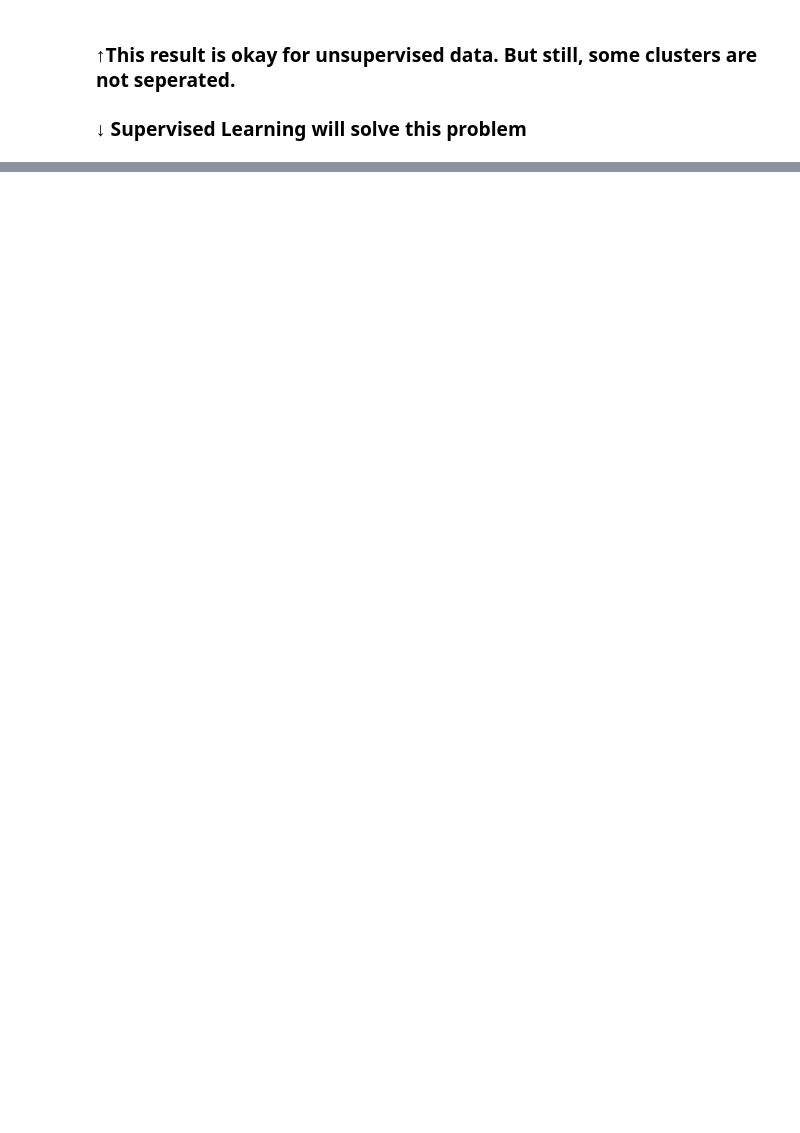
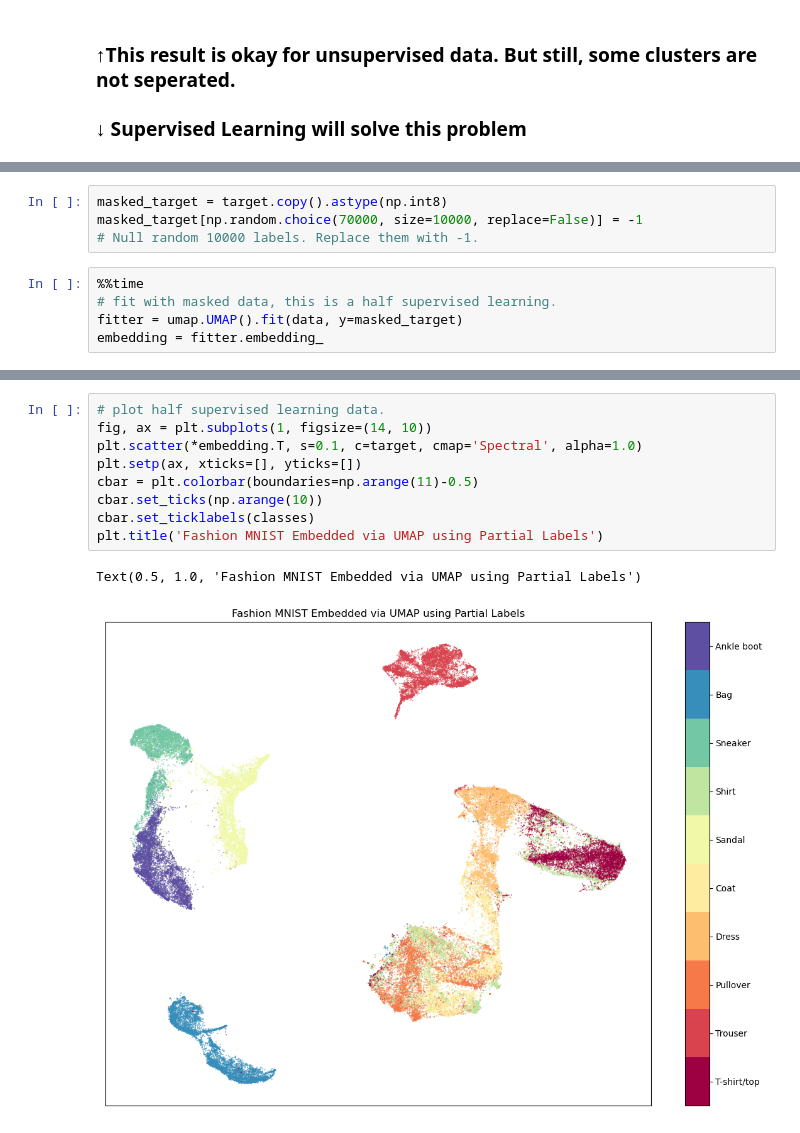
Before and after one commit to adolescent/2P_Analysis, a Jupyter notebook: _Projects/230412_UMAP_Learning/Supervised_Dimension_Reduction.ipynb, the cells around one changed output, grey strips where cells are left out. Drawn from its saved outputs; the diff is of its cells as text; blank space fills up the shorter version.

```diff
--- a/_Projects/230412_UMAP_Learning/Supervised_Dimension_Reduction.ipynb
+++ b/_Projects/230412_UMAP_Learning/Supervised_Dimension_Reduction.ipynb
@@ -62,0 +74,9 @@ plt.title('Fashion MNIST Embedded via UMAP using Labels');
+# %%
+masked_target = target.copy().astype(np.int8)
+masked_target[np.random.choice(70000, size=10000, replace=False)] = -1
+# Null random 10000 labels. Replace them with -1.
+# %%
+%%time
+# fit with masked data, this is a half supervised learning.
+fitter = umap.UMAP().fit(data, y=masked_target)
+embedding = fitter.embedding_
@@ -62,0 +86,12 @@ plt.title('Fashion MNIST Embedded via UMAP using Labels');
+# %%
+# plot half supervised learning data.
+fig, ax = plt.subplots(1, figsize=(14, 10))
+plt.scatter(*embedding.T, s=0.1, c=target, cmap='Spectral', alpha=1.0)
+plt.setp(ax, xticks=[], yticks=[])
+cbar = plt.colorbar(boundaries=np.arange(11)-0.5)
+cbar.set_ticks(np.arange(10))
+cbar.set_ticklabels(classes)
+plt.title('Fashion MNIST Embedded via UMAP using Partial Labels')
+# %% [output]
+Text(0.5, 1.0, 'Fashion MNIST Embedded via UMAP using Partial Labels')
+[figure, added]
```
Also changed, not shown: parts of 8 cells of this notebook, 1 other file.
